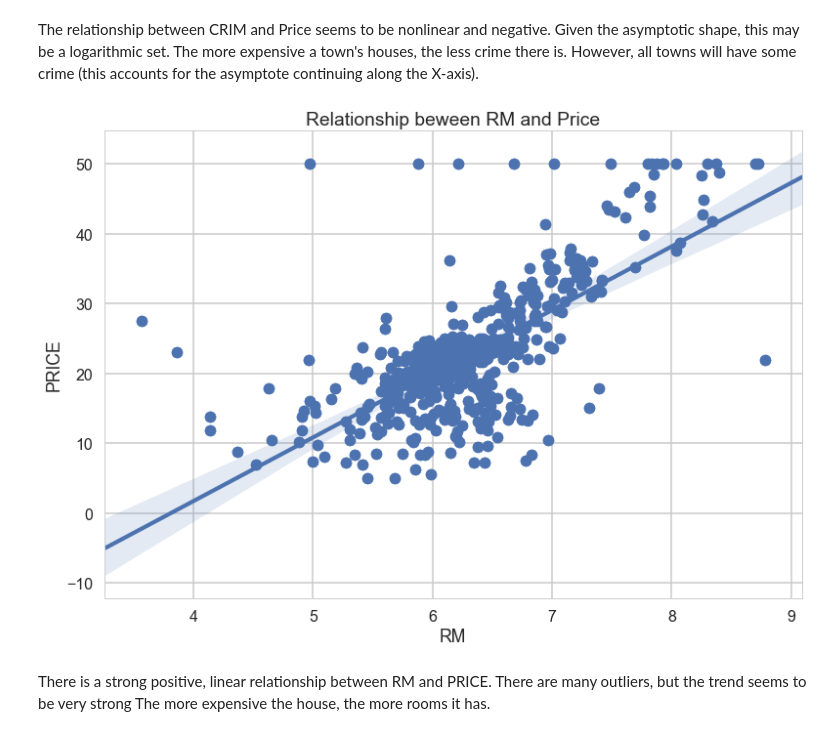
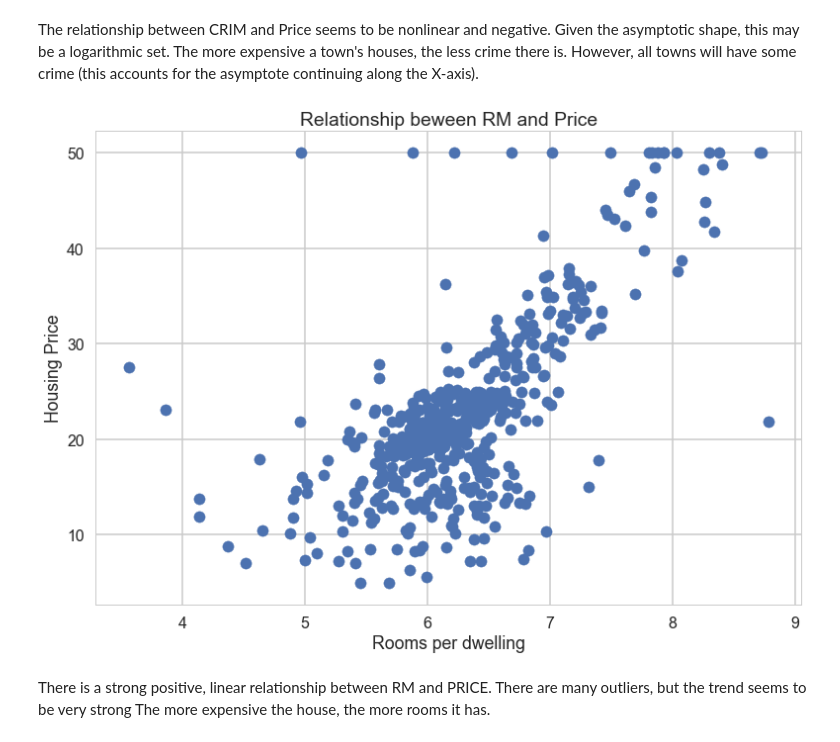
Before and after one commit to santafetrev/Springboard-Linear-Regression-Miniproject, a Jupyter notebook: Mini_Project_Linear_Regression.ipynb, the cells around one changed output. Cells and saved outputs as stored; diff of their text form; code cells hidden in the pictures.

```diff
--- a/Mini_Project_Linear_Regression.ipynb
+++ b/Mini_Project_Linear_Regression.ipynb
@@ -284,13 +284,12 @@ The more expensive a town's houses, the less crime there is.  However, all towns
 # %%
 #scatter plot between RM and Price
 plt.scatter(bos.RM, bos.PRICE)
 plt.xlabel("Rooms per dwelling")
 plt.ylabel("Housing Price")
 plt.title("Relationship beween RM and Price")
-sns.regplot(y="PRICE", x="RM", data=bos, fit_reg = True)
 plt.show()
 # %% [output]
-[figure, old version]
+[figure, new version]
 # %% [markdown]
 There is a strong positive, linear relationship between RM and PRICE.
 There are many outliers, but the trend seems to be very strong
```
